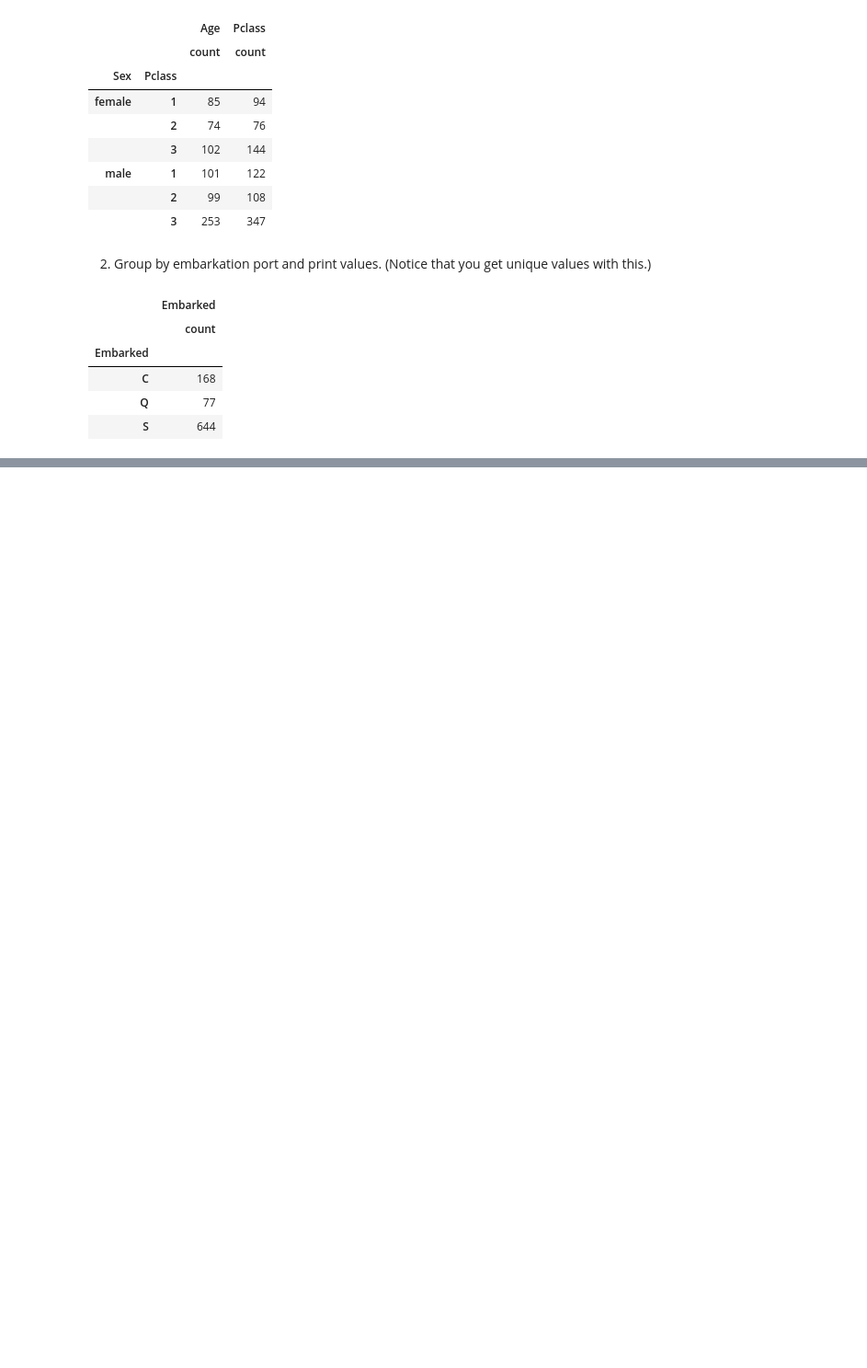
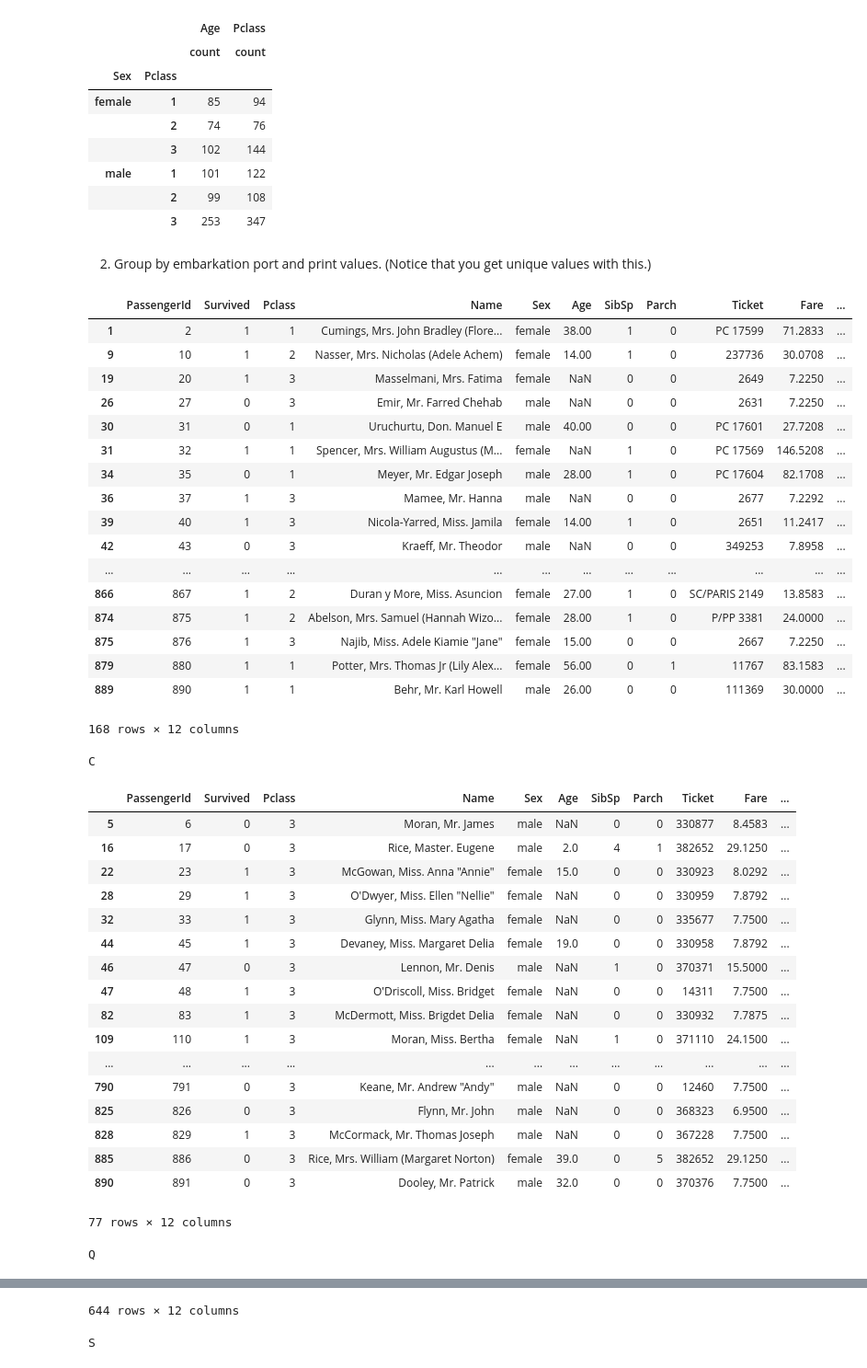
Before and after one commit to SORencber/BootRain, a Jupyter notebook: 03_08_GroupingAndAggregationOperationsOnDataFrames.ipynb, the cells around one changed output, grey strips where cells are left out. Shown at 92% size. Drawn from its saved outputs; the diff is of its cells as text; code cells hidden in the pictures; blank space fills up the shorter version.

```diff
--- a/03_08_GroupingAndAggregationOperationsOnDataFrames.ipynb
+++ b/03_08_GroupingAndAggregationOperationsOnDataFrames.ipynb
@@ -22,12 +22,46 @@ df2.groupby(by=["Sex","Pclass"]).agg({"Age" : [ "count"],
 |  | 3 | 253 | 347 |
 # %% [markdown]
 2. Group by embarkation port and print values. (Notice that you get unique values with this.)
-# %%
-df2.groupby(by="Embarked").agg({"Embarked" : [ "count"] })
-# %% [output]
-|  | Embarked |
-|  | count |
-| Embarked |  |
-| C | 168 |
-| Q | 77 |
-| S | 644 |
+# %%
+for group_name, group in df2.groupby("Embarked"):
+    display(group)
+    print(group_name)
+# %% [output]
+|  | PassengerId | Survived | Pclass | Name | Sex | Age | SibSp | Parch | Ticket | Fare | ... |
+| 1 | 2 | 1 | 1 | Cumings, Mrs. John Bradley (Flore... | female | 38.00 | 1 | 0 | PC 17599 | 71.2833 | ... |
+| 9 | 10 | 1 | 2 | Nasser, Mrs. Nicholas (Adele Achem) | female | 14.00 | 1 | 0 | 237736 | 30.0708 | ... |
+| 19 | 20 | 1 | 3 | Masselmani, Mrs. Fatima | female | NaN | 0 | 0 | 2649 | 7.2250 | ... |
+| 26 | 27 | 0 | 3 | Emir, Mr. Farred Chehab | male | NaN | 0 | 0 | 2631 | 7.2250 | ... |
+| 30 | 31 | 0 | 1 | Uruchurtu, Don. Manuel E | male | 40.00 | 0 | 0 | PC 17601 | 27.7208 | ... |
+| 31 | 32 | 1 | 1 | Spencer, Mrs. William Augustus (M... | female | NaN | 1 | 0 | PC 17569 | 146.5208 | ... |
+| 34 | 35 | 0 | 1 | Meyer, Mr. Edgar Joseph | male | 28.00 | 1 | 0 | PC 17604 | 82.1708 | ... |
+| 36 | 37 | 1 | 3 | Mamee, Mr. Hanna | male | NaN | 0 | 0 | 2677 | 7.2292 | ... |
+| 39 | 40 | 1 | 3 | Nicola-Yarred, Miss. Jamila | female | 14.00 | 1 | 0 | 2651 | 11.2417 | ... |
+| 42 | 43 | 0 | 3 | Kraeff, Mr. Theodor | male | NaN | 0 | 0 | 349253 | 7.8958 | ... |
+| ... | ... | ... | ... | ... | ... | ... | ... | ... | ... | ... | ... |
+| 866 | 867 | 1 | 2 | Duran y More, Miss. Asuncion | female | 27.00 | 1 | 0 | SC/PARIS 2149 | 13.8583 | ... |
+| 874 | 875 | 1 | 2 | Abelson, Mrs. Samuel (Hannah Wizo... | female | 28.00 | 1 | 0 | P/PP 3381 | 24.0000 | ... |
+| 875 | 876 | 1 | 3 | Najib, Miss. Adele Kiamie "Jane" | female | 15.00 | 0 | 0 | 2667 | 7.2250 | ... |
+| 879 | 880 | 1 | 1 | Potter, Mrs. Thomas Jr (Lily Alex... | female | 56.00 | 0 | 1 | 11767 | 83.1583 | ... |
+| 889 | 890 | 1 | 1 | Behr, Mr. Karl Howell | male | 26.00 | 0 | 0 | 111369 | 30.0000 | ... |
+168 rows × 12 columns
+C
+|  | PassengerId | Survived | Pclass | Name | Sex | Age | SibSp | Parch | Ticket | Fare | ... |
+| 5 | 6 | 0 | 3 | Moran, Mr. James | male | NaN | 0 | 0 | 330877 | 8.4583 | ... |
+| 16 | 17 | 0 | 3 | Rice, Master. Eugene | male | 2.0 | 4 | 1 | 382652 | 29.1250 | ... |
+| 22 | 23 | 1 | 3 | McGowan, Miss. Anna "Annie" | female | 15.0 | 0 | 0 | 330923 | 8.0292 | ... |
+| 28 | 29 | 1 | 3 | O'Dwyer, Miss. Ellen "Nellie" | female | NaN | 0 | 0 | 330959 | 7.8792 | ... |
+| 32 | 33 | 1 | 3 | Glynn, Miss. Mary Agatha | female | NaN | 0 | 0 | 335677 | 7.7500 | ... |
+| 44 | 45 | 1 | 3 | Devaney, Miss. Margaret Delia | female | 19.0 | 0 | 0 | 330958 | 7.8792 | ... |
+| 46 | 47 | 0 | 3 | Lennon, Mr. Denis | male | NaN | 1 | 0 | 370371 | 15.5000 | ... |
+| 47 | 48 | 1 | 3 | O'Driscoll, Miss. Bridget | female | NaN | 0 | 0 | 14311 | 7.7500 | ... |
+| 82 | 83 | 1 | 3 | McDermott, Miss. Brigdet Delia | female | NaN | 0 | 0 | 330932 | 7.7875 | ... |
+| 109 | 110 | 1 | 3 | Moran, Miss. Bertha | female | NaN | 1 | 0 | 371110 | 24.1500 | ... |
+| ... | ... | ... | ... | ... | ... | ... | ... | ... | ... | ... | ... |
+| 790 | 791 | 0 | 3 | Keane, Mr. Andrew "Andy" | male | NaN | 0 | 0 | 12460 | 7.7500 | ... |
+| 825 | 826 | 0 | 3 | Flynn, Mr. John | male | NaN | 0 | 0 | 368323 | 6.9500 | ... |
+| 828 | 829 | 1 | 3 | McCormack, Mr. Thomas Joseph | male | NaN | 0 | 0 | 367228 | 7.7500 | ... |
+| 885 | 886 | 0 | 3 | Rice, Mrs. William (Margaret Norton) | female | 39.0 | 0 | 5 | 382652 | 29.1250 | ... |
+| 890 | 891 | 0 | 3 | Dooley, Mr. Patrick | male | 32.0 | 0 | 0 | 370376 | 7.7500 | ... |
+77 rows × 12 columns
+Q
@@ -33,0 +85,2 @@ df2.groupby(by="Embarked").agg({"Embarked" : [ "count"] })
+644 rows × 12 columns
+S
```
Also changed, not shown: parts of 1 cell of this notebook, 4 other files.
